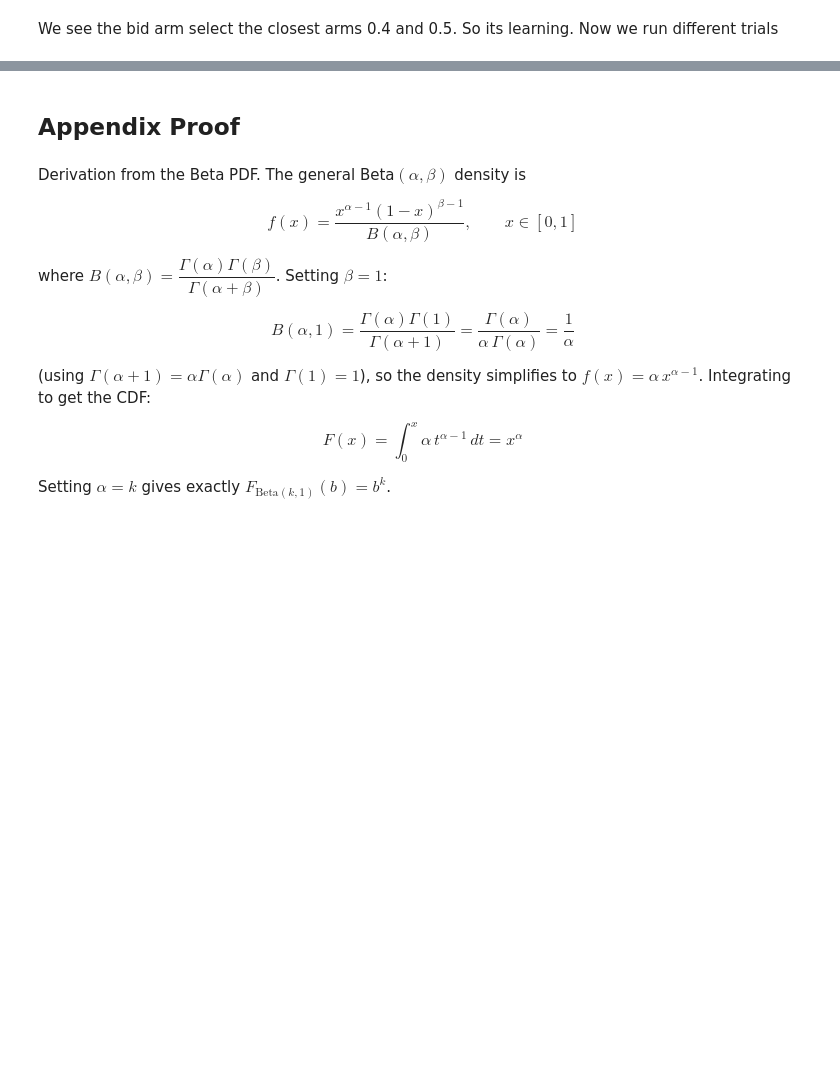
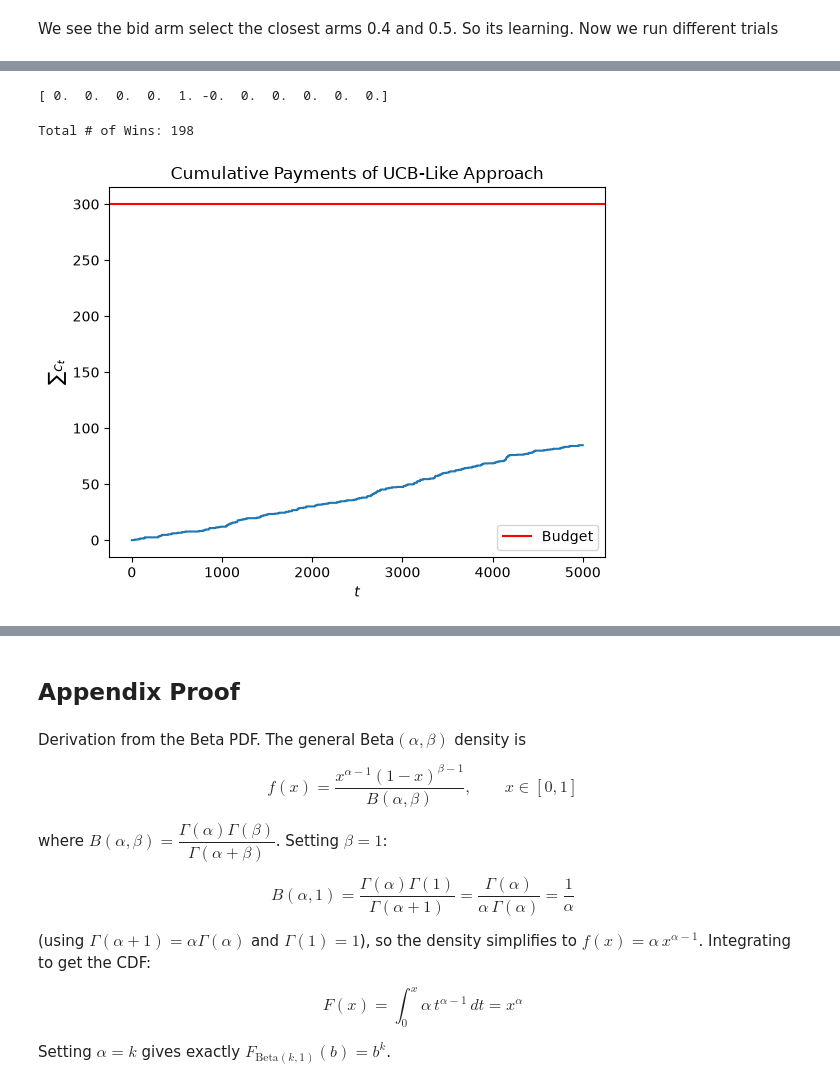
Before and after one commit to poligregni/OnlineLearningApplications2026, a Jupyter notebook: requirement_1.ipynb, the cells around one changed output, grey strips where cells are left out. Saved outputs shown, nothing was run; the diff lists cells and outputs as text; code cells hidden in the pictures; blank space fills up the shorter version.

Commit message:
Uploading Case Budget Constraint

```diff
--- a/requirement_1.ipynb
+++ b/requirement_1.ipynb
@@ -464,0 +578,59 @@ Average final regret: 37.0067
+# %%
+B = 300
+rho = B/n_users
+
+gamma, expected_clairvoyant_utility, expected_clairvoyant_payment = compute_clairvoyant(available_bids, my_valuation, rho, win_probabilities)
+# per round values
+
+print(gamma)
+# %% [output]
+[ 0.  0.  0.  0.  1. -0.  0.  0.  0.  0.  0.]
+# %%
+good_bids = available_bids[available_bids<=my_valuation] # you can remove bids greater than the valuation
+# good_bids = available_bids
+agent = UCBLikeAgent(K=len(good_bids),
+                     B=B,
+                     T=n_users,
+                     range=my_valuation)
+
+auction = FirstPriceAuction(np.ones(n_advertisers+1))
+
+utilities = []
+my_bids = []
+my_payments = []
+total_wins = 0
+
+np.random.seed(17)
+other_bids = np.random.uniform(0, 1, size = (n_advertisers, n_users))
+m_t = other_bids.max(axis=0)
+for u in range(n_users):
+    # interaction
+    my_bid = available_bids[agent.pull_arm()]
+    bids = np.append(my_bid, other_bids[:, u].ravel())
+    winners, payments_per_click = auction.round(bids=bids)
+    my_win = int(winners==0)
+    f_t, c_t = (my_valuation-payments_per_click)*my_win, payments_per_click*my_win
+    agent.update(f_t, c_t)
+    # logging
+    utilities.append(f_t)
+    my_bids.append(my_bid)
+    my_payments.append(c_t)
+    total_wins+=my_win
+
+utilities = np.array(utilities)
+my_bids = np.array(my_bids)
+my_payments = np.array(my_payments)
+print(f'Total # of Wins: {total_wins}')
+# %% [output]
+Total # of Wins: 198
+# %%
+cumulative_payments = np.cumsum(my_payments)
+plt.plot(cumulative_payments)
+plt.xlabel('$t$')
+plt.ylabel('$\sum c_t$')
+plt.axhline(B, color='red', label='Budget')
+plt.legend()
+plt.title('Cumulative Payments of UCB-Like Approach')
+plt.show()
+# %% [output]
+[figure, added]
```
Also changed, not shown: parts of 16 cells of this notebook.
